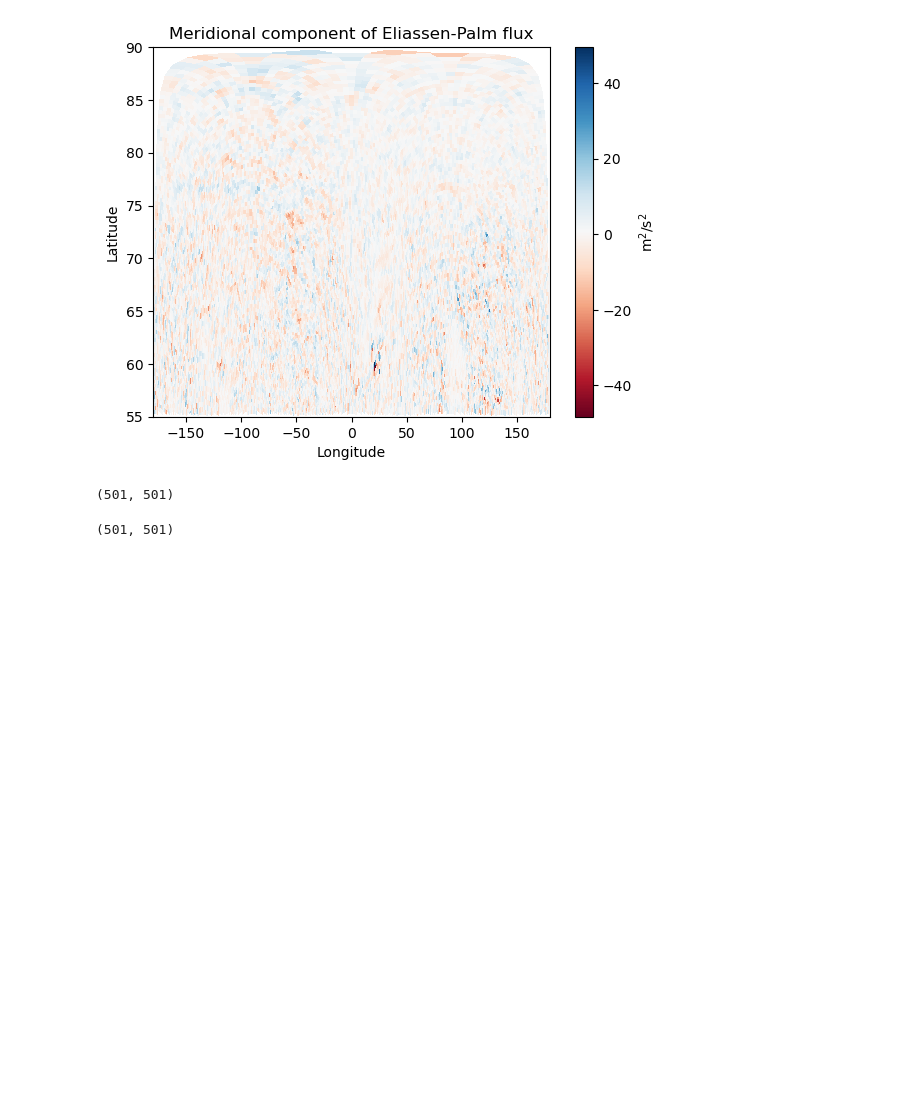
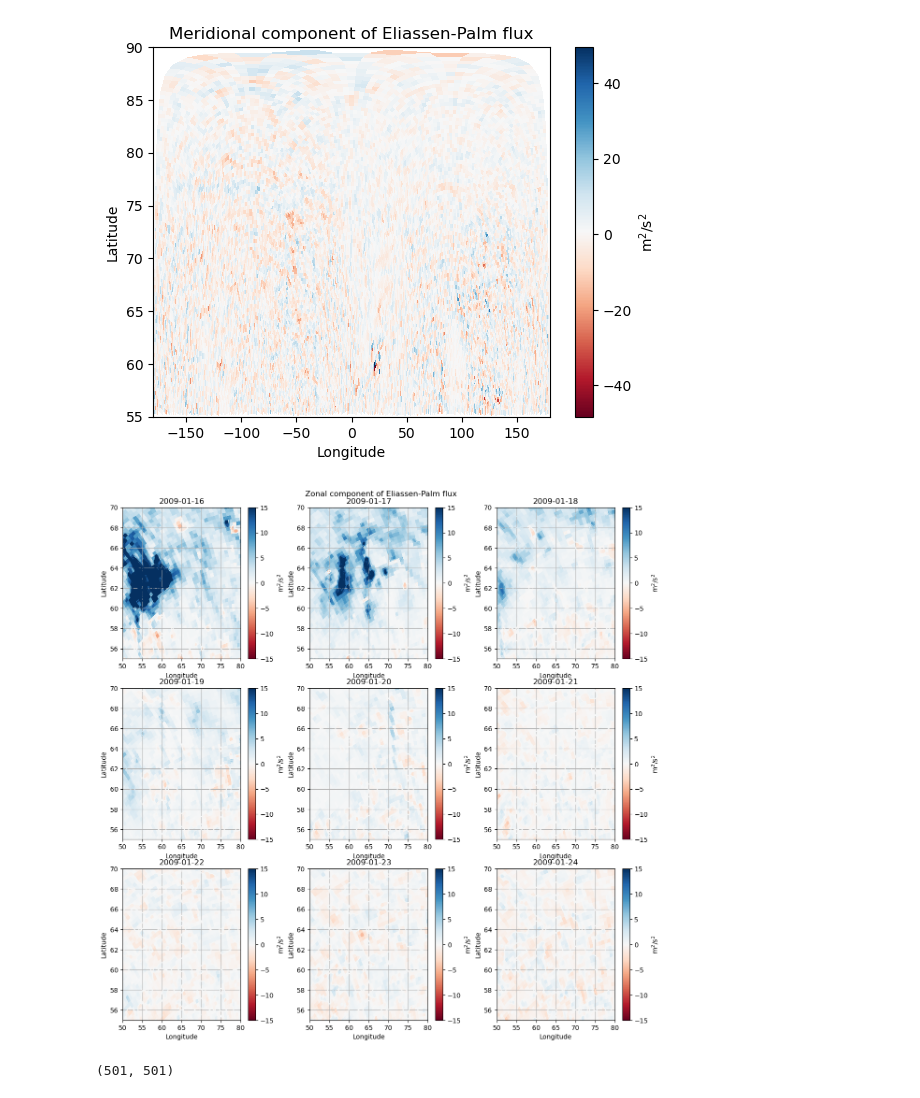
Before and after one commit to jonyjesus18/final-year-proj, a Jupyter notebook: data_analysis_elliassen_palm_flux.ipynb, the cells around one changed output. Saved outputs shown, nothing was run; the diff lists cells and outputs as text; code cells hidden in the pictures; blank space fills up the shorter version.

```diff
--- a/data_analysis_elliassen_palm_flux.ipynb
+++ b/data_analysis_elliassen_palm_flux.ipynb
@@ -85,10 +97,78 @@ plt.show()
 # %% [output]
 [figure]
 [figure]
-# %%
-np.shape(lon_grid)
-# %% [output]
-(501, 501)
+# %%
+days = 9
+# dates = get_day_array(date_string="2018-02-12",days=days)
+dates = get_day_array(date_string="2009-01-24",days=days)
+
+data_dict = {}
+
+for i in range(days):
+    mfx = np.load(f'/Users/joaojesus/Desktop/final_year_proj/processed_airs_sftp/40_km_grid/30km/mfx/{dates[i]}_mfx.npz')['arr_0']
+    mfy = np.load(f'/Users/joaojesus/Desktop/final_year_proj/processed_airs_sftp/40_km_grid/30km/mfy/{dates[i]}_mfy.npz')['arr_0']
+
+    data_dict[f"mfx_{i+1}"] = mfx
+    data_dict[f"mfy_{i+1}"] = mfy
+# %%
+import numpy as np
+import matplotlib.pyplot as plt
+
+
+# Set up the figure with a 3x3 grid of subplots
+fig, axes = plt.subplots(nrows=3, ncols=3, figsize=(12,12))
+
+# Set vmin and vmax for color range
+vmin = -15
+vmax = 15
+data_i = 1
+
+# Plot the zonal component of the Eliassen-Palm flux for each subplot
+for i in range(3):
+    for j in range(3):
+        # get epf_zonal and epf_meridional for each day
+        epf_zonal, epf_meridional = elliason_palm_flux(data_dict[f'mfx_{data_i}'], data_dict[f'mfy_{data_i}'])
+        ax = axes[i, j]
+        pcm = ax.pcolormesh(grid.nh_lon, grid.nh_lat, epf_zonal, cmap='RdBu', vmin=vmin, vmax=vmax)
+        # add countour plot with 5 levels on the same vmin and vmax
+        ax.contour(grid.nh_lon, grid.nh_lat, epf_zonal, cmap='RdBu', levels=20, vmin=vmin, vmax=vmax)
+        fig.colorbar(pcm, ax=ax, label='m$^2$/s$^2$')
+        ax.set_xlabel('Longitude')
+        ax.set_ylabel('Latitude')
+        ax.set_xlim([50, 80])
+        ax.set_ylim([55, 70])
+        # add title to each subplot
+        ax.set_title(f'{dates[data_i-1]}')
+        ax.grid()
+        # update data_i
+        data_i += 1
+
+
+# Plot the meridional component of the Eliassen-Palm flux for each subplot
+# for i in range(3):
+#     for j in range(3):
+#         # get epf_zonal and epf_meridional for each day
+#         epf_zonal, epf_meridional = elliason_palm_flux(data_dict[f'mfx_{data_i}'], data_dict[f'mfy_{data_i}'])
+#         ax = axes[i, j]
+#         pcm = ax.pcolormesh(grid.nh_lon, grid.nh_lat, epf_meridional, cmap='RdBu', vmin=vmin, vmax=vmax)
+#         fig.colorbar(pcm, ax=ax, label='m$^2$/s$^2$')
+#         ax.set_xlabel('Longitude')
+#         ax.set_ylabel('Latitude')
+#         ax.set_ylim([55, 90])
+#         # add title to each subplot
+#         ax.set_title(f'{dates[data_i-1]}')
+#         ax.grid()
+#         # update data_i
+#         data_i += 1
+
+# add title to plot and adjust spacing
+fig.suptitle('Zonal component of Eliassen-Palm flux')
+fig.tight_layout(pad=0.05)
+# move title up a bit
+fig.subplots_adjust(top=0.95)
+plt.show()
+# %% [output]
+[figure, added]
 # %%
 np.shape(grid.nh_lon)
 # %% [output]
```
Also changed, not shown: parts of 3 cells of this notebook, 10 other files.
